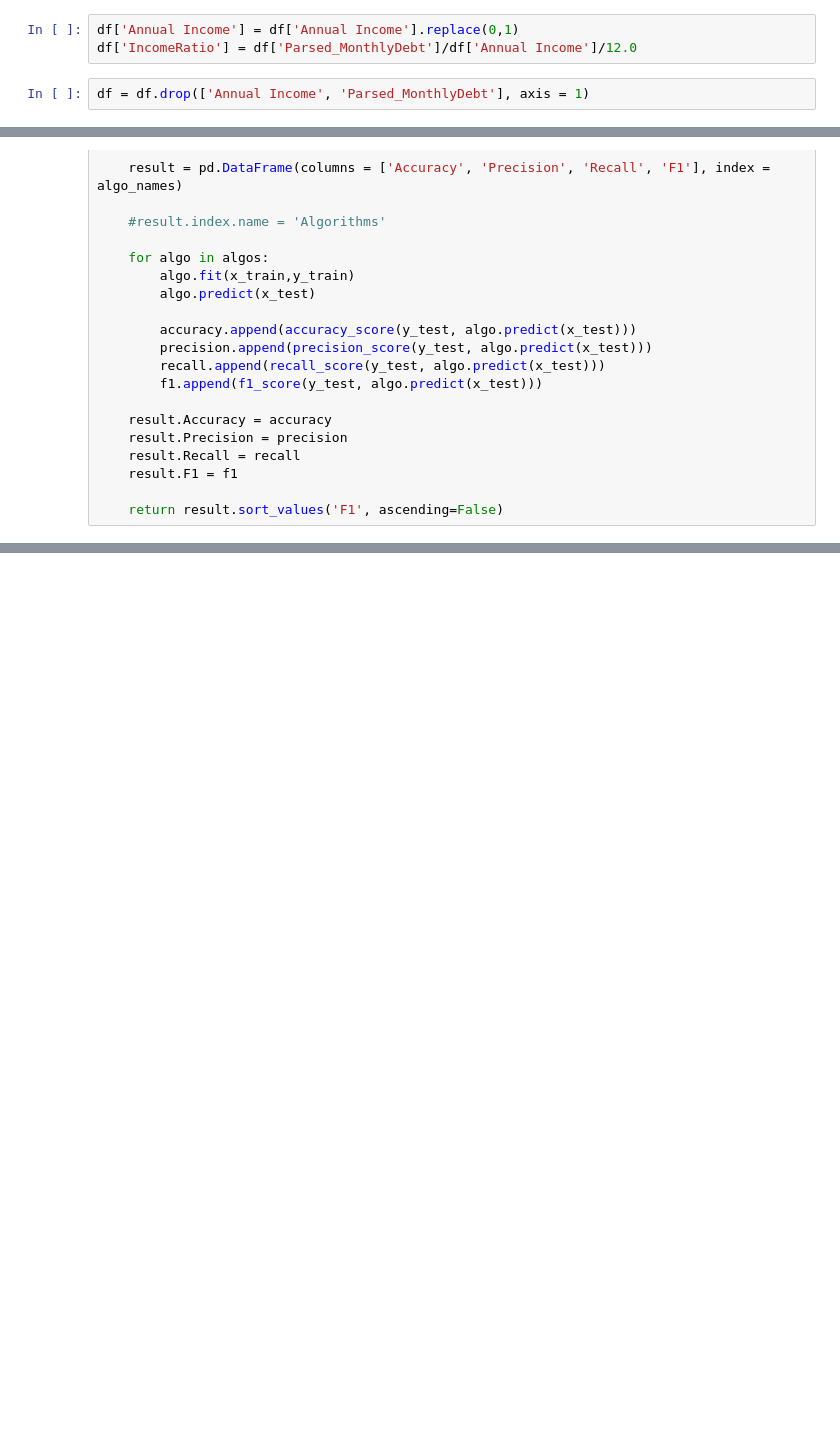
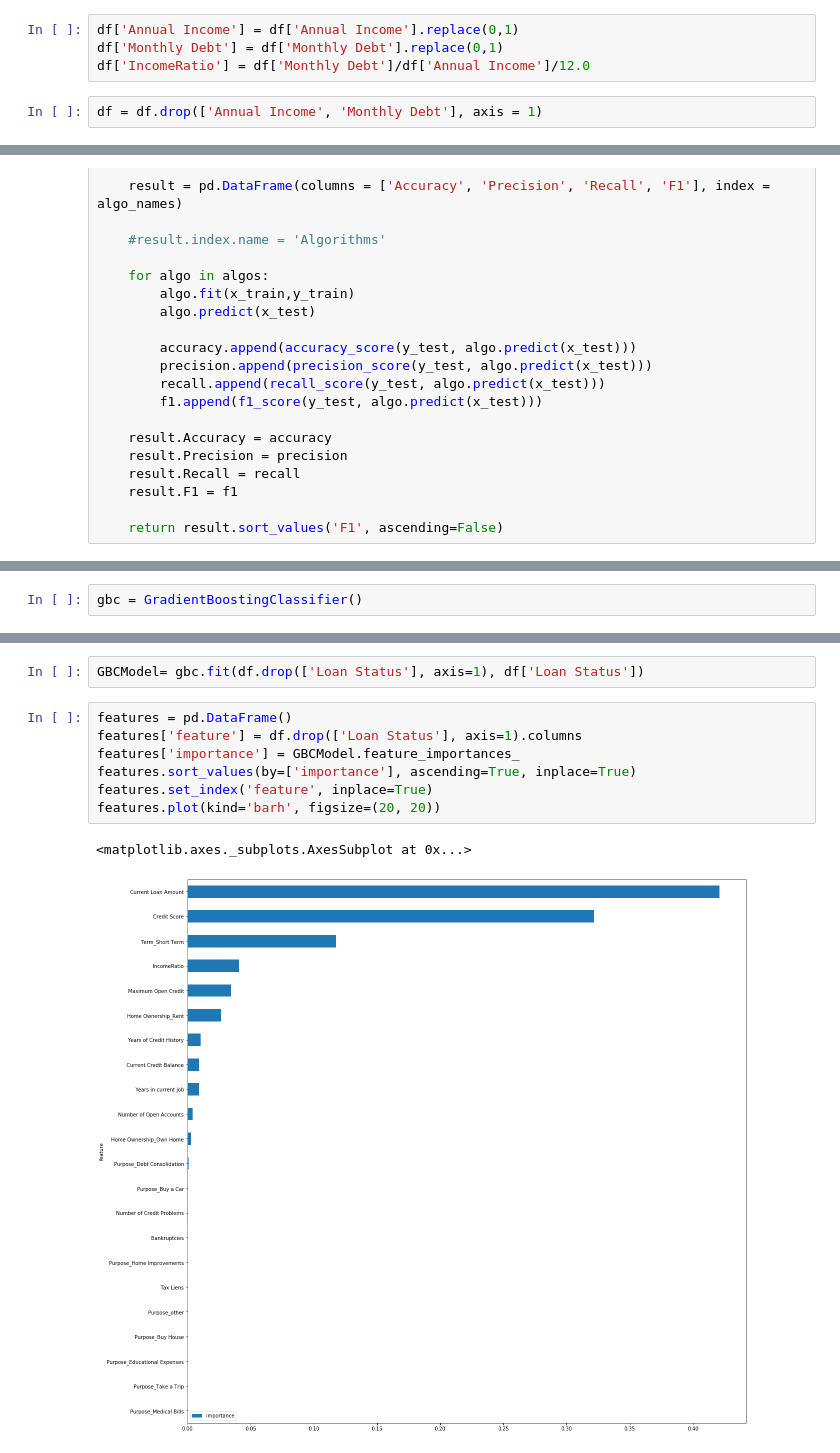
Before and after one commit to miamedra2/LoanStatusPredictions, a Jupyter notebook: HackDay#1.ipynb, the cells around one changed output, grey strips where cells are left out. Saved outputs shown, nothing was run; the diff lists cells and outputs as text; blank space fills up the shorter version.

```diff
--- a/HackDay#1.ipynb
+++ b/HackDay#1.ipynb
@@ -436,6 +487,7 @@ df = df[['Fully_Paid', 'Current Loan Amount','Parsed_CreditScore','Short Term',
 ## Feature Engineering
 # %%
 df['Annual Income'] = df['Annual Income'].replace(0,1)
-df['IncomeRatio'] = df['Parsed_MonthlyDebt']/df['Annual Income']/12.0
+df['Monthly Debt'] = df['Monthly Debt'].replace(0,1)
+df['IncomeRatio'] = df['Monthly Debt']/df['Annual Income']/12.0
 # %%
-df = df.drop(['Annual Income', 'Parsed_MonthlyDebt'], axis = 1)
+df = df.drop(['Annual Income', 'Monthly Debt'], axis = 1)
@@ -540,0 +577,2 @@ algo_test(x2,'Fully_Paid')
+# %%
+gbc = GradientBoostingClassifier()
@@ -540,0 +589,12 @@ algo_test(x2,'Fully_Paid')
+# %%
+GBCModel= gbc.fit(df.drop(['Loan Status'], axis=1), df['Loan Status'])
+# %%
+features = pd.DataFrame()
+features['feature'] = df.drop(['Loan Status'], axis=1).columns
+features['importance'] = GBCModel.feature_importances_
+features.sort_values(by=['importance'], ascending=True, inplace=True)
+features.set_index('feature', inplace=True)
+features.plot(kind='barh', figsize=(20, 20))
+# %% [output]
+<matplotlib.axes._subplots.AxesSubplot at 0x...>
+[figure, added]
```
Also changed, not shown: parts of 29 cells of this notebook.
